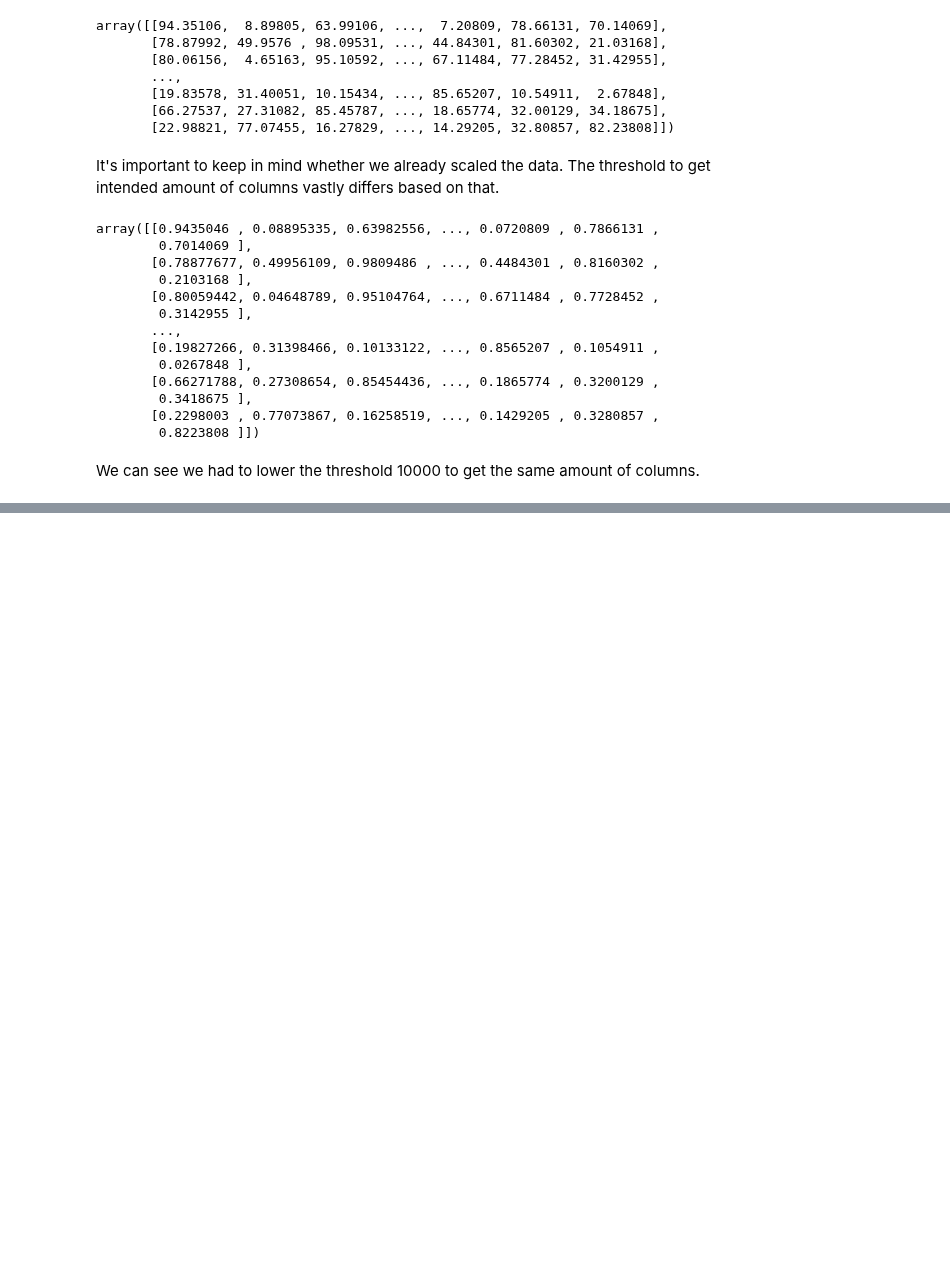
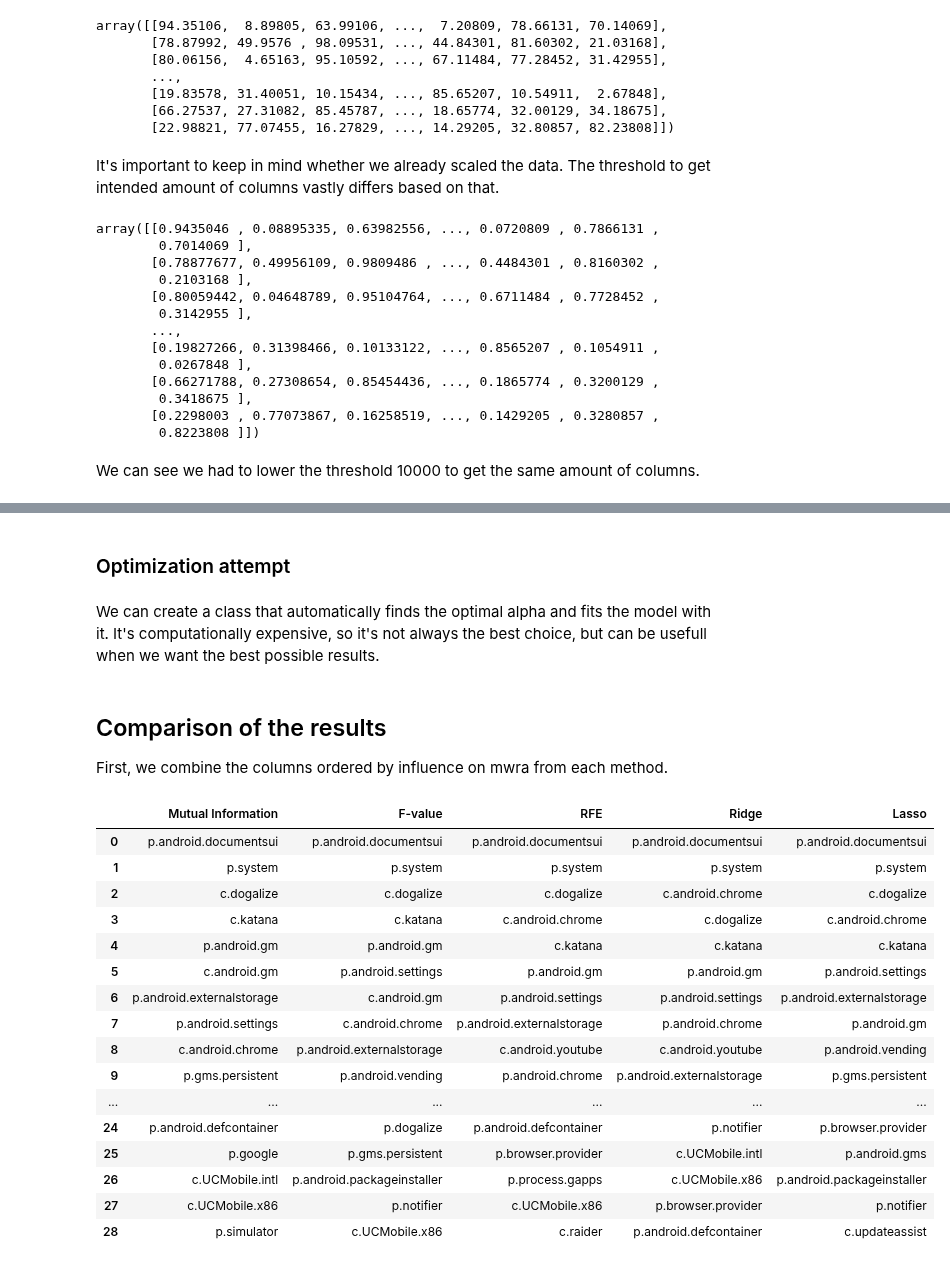
Before and after one commit to MartinH2k3/IAUProject, a Jupyter notebook: Phase2M.ipynb, the cells around one changed output, grey strips where cells are left out. Drawn from its saved outputs; the diff is of its cells as text; code cells hidden in the pictures; blank space fills up the shorter version.

```diff
--- a/Phase2M.ipynb
+++ b/Phase2M.ipynb
@@ -275,0 +481,6 @@ We can see we had to lower the threshold 10000 to get the same amount of columns
+# %%
+lasso_selector = Lasso(alpha=0.001161127881405129) # alpha is the regularization strength, the higher the value, the more features are removed
+lasso_selector.fit(X_train, y_train)
+
+selected_features_lasso = pd.Series(X_train.columns[lasso_selector.coef_ != 0])
+selected_features_lasso
@@ -275,0 +500,2 @@ We can see we had to lower the threshold 10000 to get the same amount of columns
+# %%
+lasso_fs = pd.Series(X_train.columns[(-abs(lasso_selector.coef_)).argsort()])
@@ -275,0 +504,4 @@ We can see we had to lower the threshold 10000 to get the same amount of columns
+# %%
+ridge_cv = RidgeCV(cv=5)
+ridge_cv.fit(X_train, y_train)
+print(f"Optimal Alpha: {ridge_cv.alpha_}")
@@ -275,0 +510,6 @@ We can see we had to lower the threshold 10000 to get the same amount of columns
+# %%
+ridge = Ridge(alpha=10)
+ridge.fit(X_train, y_train)
+
+ridge_fs = pd.Series(X_train.columns[(-abs(ridge.coef_)).argsort()])
+ridge_fs
@@ -275,0 +534,4 @@ We can see we had to lower the threshold 10000 to get the same amount of columns
+# %% [markdown]
+### Optimization attempt
+# %% [markdown]
+We can create a class that automatically finds the optimal alpha and fits the model with it. It's computationally expensive, so it's not always the best choice, but can be usefull when we want the best possible results.
@@ -275,0 +562,30 @@ We can see we had to lower the threshold 10000 to get the same amount of columns
+# %% [markdown]
+## Comparison of the results
+First, we combine the columns ordered by influence on mwra from each method.
+# %%
+comparison_df = pd.DataFrame({
+    "Mutual Information": mi_fs,
+    "F-value": f_fs,
+    "RFE": rfe_fs,
+    "Ridge": ridge_fs,
+    "Lasso": lasso_fs,
+})
+comparison_df
+# %% [output]
+|  | Mutual Information | F-value | RFE | Ridge | Lasso |
+| 0 | p.android.documentsui | p.android.documentsui | p.android.documentsui | p.android.documentsui | p.android.documentsui |
+| 1 | p.system | p.system | p.system | p.system | p.system |
+| 2 | c.dogalize | c.dogalize | c.dogalize | c.android.chrome | c.dogalize |
+| 3 | c.katana | c.katana | c.android.chrome | c.dogalize | c.android.chrome |
+| 4 | p.android.gm | p.android.gm | c.katana | c.katana | c.katana |
+| 5 | c.android.gm | p.android.settings | p.android.gm | p.android.gm | p.android.settings |
+| 6 | p.android.externalstorage | c.android.gm | p.android.settings | p.android.settings | p.android.externalstorage |
+| 7 | p.android.settings | c.android.chrome | p.android.externalstorage | p.android.chrome | p.android.gm |
+| 8 | c.android.chrome | p.android.externalstorage | c.android.youtube | c.android.youtube | p.android.vending |
+| 9 | p.gms.persistent | p.android.vending | p.android.chrome | p.android.externalstorage | p.gms.persistent |
+| ... | ... | ... | ... | ... | ... |
+| 24 | p.android.defcontainer | p.dogalize | p.android.defcontainer | p.notifier | p.browser.provider |
+| 25 | p.google | p.gms.persistent | p.browser.provider | c.UCMobile.intl | p.android.gms |
+| 26 | c.UCMobile.intl | p.android.packageinstaller | p.process.gapps | c.UCMobile.x86 | p.android.packageinstaller |
+| 27 | c.UCMobile.x86 | p.notifier | c.UCMobile.x86 | p.browser.provider | p.notifier |
+| 28 | p.simulator | c.UCMobile.x86 | c.raider | p.android.defcontainer | c.updateassist |
```
Also changed, not shown: parts of 49 cells of this notebook.
